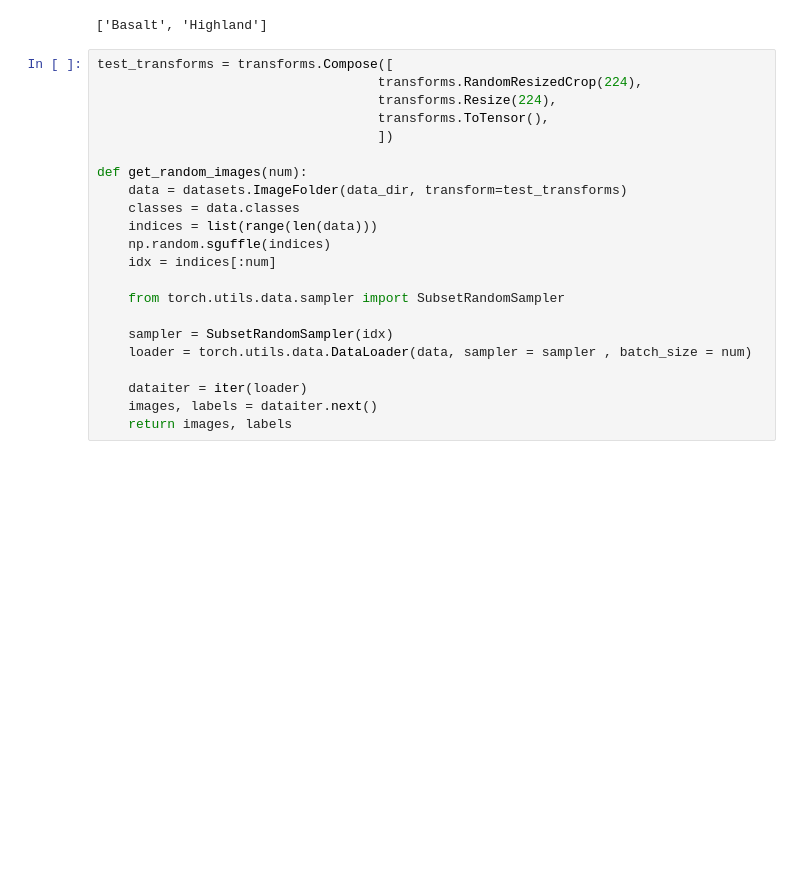
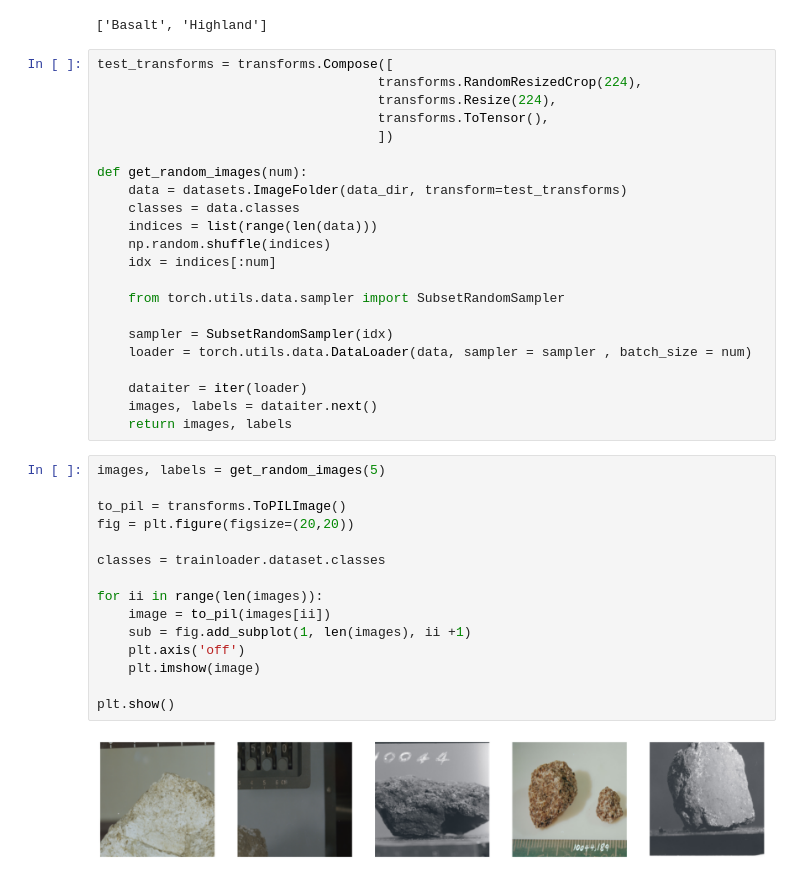
Before and after one commit to Minombreesana/classifySpaceRockProgram, a Jupyter notebook: ClassifySpaceProgram.ipynb, the cells around one changed output. Cells and saved outputs as stored; diff of their text form; blank space fills up the shorter version.

Commit message:
code to show randomly selected images

```diff
--- a/ClassifySpaceProgram.ipynb
+++ b/ClassifySpaceProgram.ipynb
@@ -69,7 +69,7 @@ def get_random_images(num):
     data = datasets.ImageFolder(data_dir, transform=test_transforms)
     classes = data.classes
     indices = list(range(len(data)))
-    np.random.sguffle(indices)
+    np.random.shuffle(indices)
     idx = indices[:num]
 
     from torch.utils.data.sampler import SubsetRandomSampler
@@ -80,3 +80,20 @@ def get_random_images(num):
     dataiter = iter(loader)
     images, labels = dataiter.next()
     return images, labels
+# %%
+images, labels = get_random_images(5)
+
+to_pil = transforms.ToPILImage()
+fig = plt.figure(figsize=(20,20))
+
+classes = trainloader.dataset.classes
+
+for ii in range(len(images)):
+    image = to_pil(images[ii])
+    sub = fig.add_subplot(1, len(images), ii +1)
+    plt.axis('off')
+    plt.imshow(image)
+
+plt.show()
+# %% [output]
+[figure, added]
```
